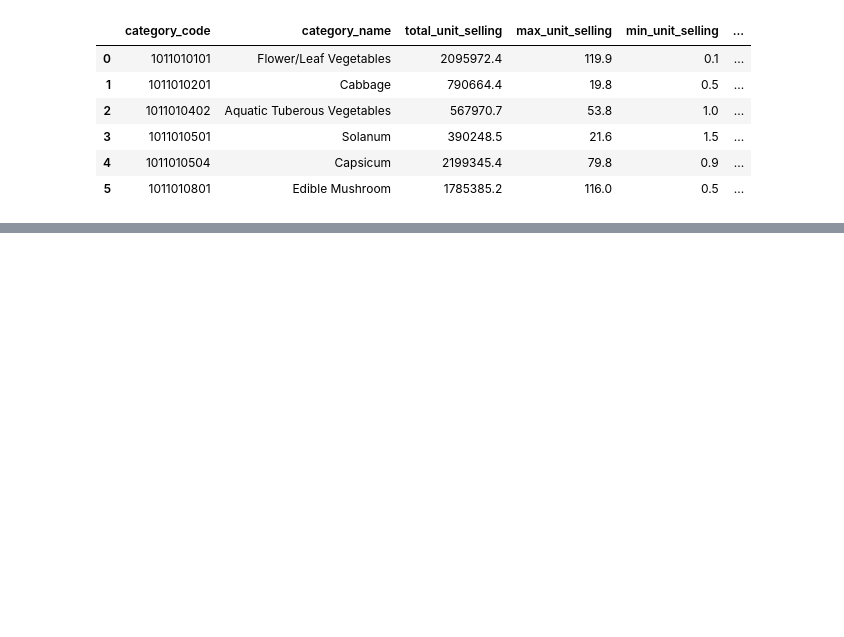
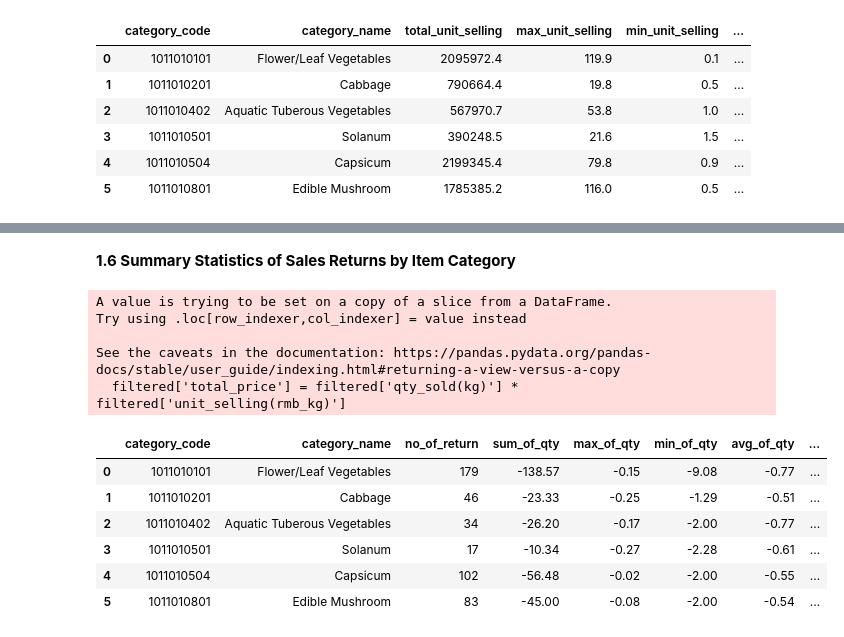
Before and after one commit to BerilCa/Exploration_Data_Analyst, a Jupyter notebook: supermarket-sales-data.ipynb, the cells around one changed output, grey strips where cells are left out. Drawn from its saved outputs; the diff is of its cells as text; code cells hidden in the pictures; blank space fills up the shorter version.

```diff
--- a/supermarket-sales-data.ipynb
+++ b/supermarket-sales-data.ipynb
@@ -329,0 +306,39 @@ df.head()
+# %% [markdown]
+**1.6 Summary Statistics of Sales Returns by Item Category**
+# %%
+filtered = df[df['qty_sold(kg)'] < 0]
+
+filtered['total_price'] = filtered['qty_sold(kg)'] * filtered['unit_selling(rmb_kg)']
+
+# Melakukan pengelompokan dan menghitung statistik
+sale_return = filtered.groupby(['category_code', 'category_name']).agg(
+    no_of_return=('sale/return', lambda x: sum(x == 'return')),
+    sum_of_qty=('qty_sold(kg)', 'sum'),
+    max_of_qty=('qty_sold(kg)', 'max'),
+    min_of_qty=('qty_sold(kg)', 'min'),
+    avg_of_qty=('qty_sold(kg)', 'mean'),
+    sum_of_unit_px=('unit_selling(rmb_kg)', 'sum'),
+    max_of_unit_px=('unit_selling(rmb_kg)', 'max'),
+    min_of_unit_px=('unit_selling(rmb_kg)', 'min'),
+    avg_of_unit_px=('unit_selling(rmb_kg)', 'mean'),
+    sum_of_price=('total_price', 'sum'),
+    max_of_price=('total_price', 'max'),
+    min_of_price=('total_price', 'min'),
+    avg_of_price=('total_price', 'mean')
+).round(2).reset_index()
+
+# Menampilkan hasil
+sale_return
+# %% [output]
+A value is trying to be set on a copy of a slice from a DataFrame.
+Try using .loc[row_indexer,col_indexer] = value instead
+
+See the caveats in the documentation: https://pandas.pydata.org/pandas-docs/stable/user_guide/indexing.html#returning-a-view-versus-a-copy
+  filtered['total_price'] = filtered['qty_sold(kg)'] * filtered['unit_selling(rmb_kg)']
+|  | category_code | category_name | no_of_return | sum_of_qty | max_of_qty | min_of_qty | avg_of_qty | ... |
+| 0 | 1011010101 | Flower/Leaf Vegetables | 179 | -138.57 | -0.15 | -9.08 | -0.77 | ... |
+| 1 | 1011010201 | Cabbage | 46 | -23.33 | -0.25 | -1.29 | -0.51 | ... |
+| 2 | 1011010402 | Aquatic Tuberous Vegetables | 34 | -26.20 | -0.17 | -2.00 | -0.77 | ... |
+| 3 | 1011010501 | Solanum | 17 | -10.34 | -0.27 | -2.28 | -0.61 | ... |
+| 4 | 1011010504 | Capsicum | 102 | -56.48 | -0.02 | -2.00 | -0.55 | ... |
+| 5 | 1011010801 | Edible Mushroom | 83 | -45.00 | -0.08 | -2.00 | -0.54 | ... |
```
Also changed, not shown: parts of 14 cells of this notebook.
